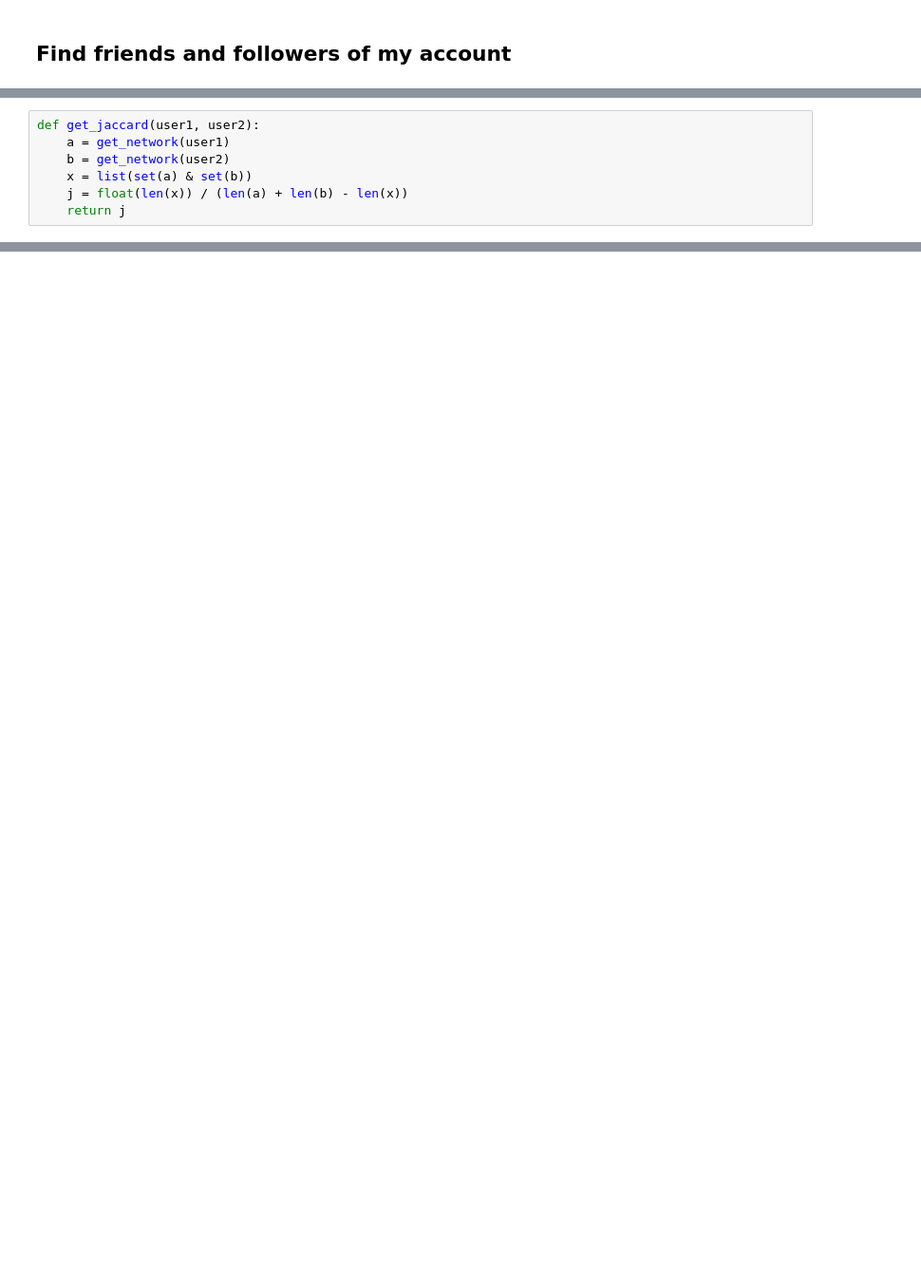
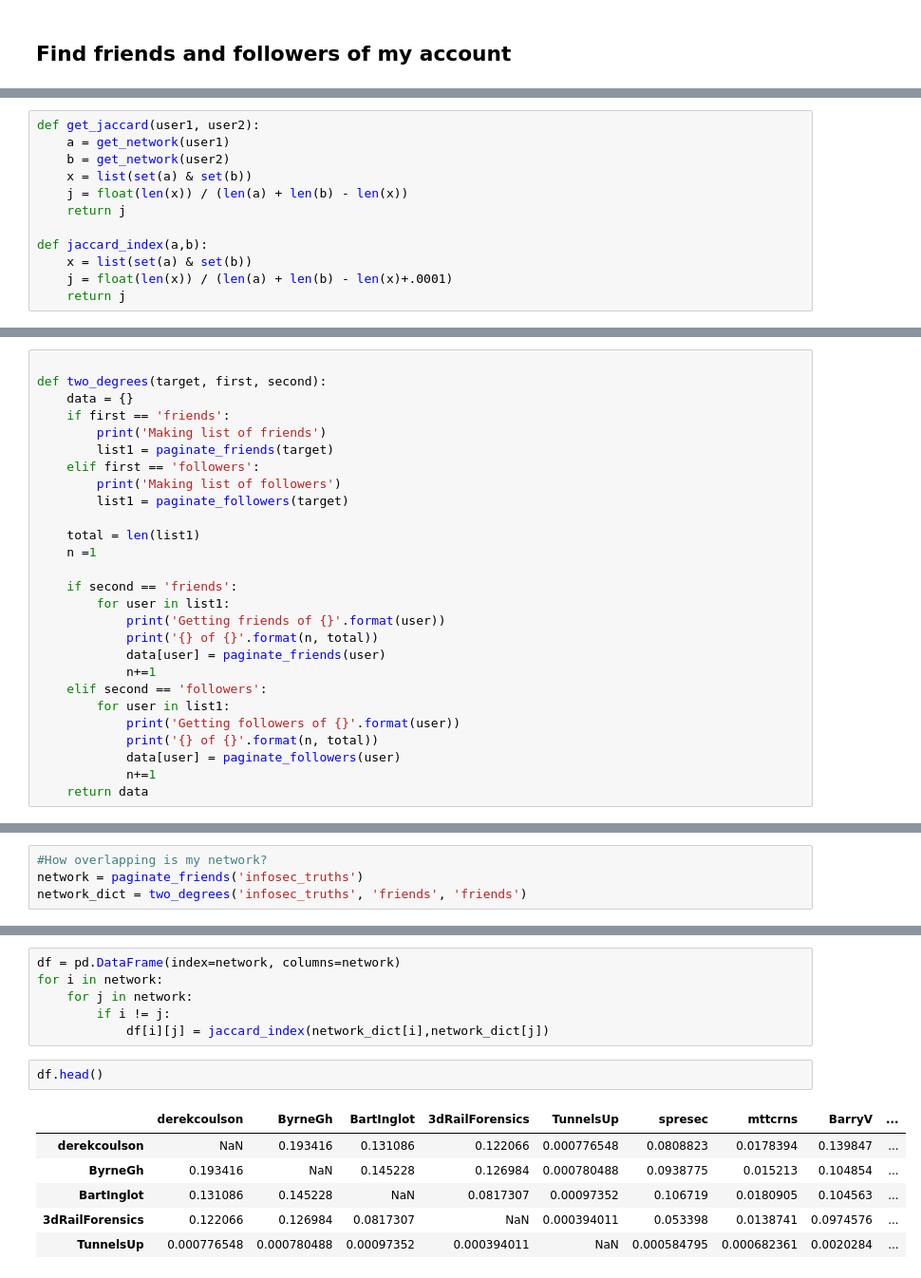
Before and after one commit to secbern/WhoAmI, a Jupyter notebook: WhoAmI.ipynb, the cells around one changed output, grey strips where cells are left out. Shown at 95% size. Cells and saved outputs as stored; diff of their text form; blank space fills up the shorter version.

```diff
--- a/WhoAmI.ipynb
+++ b/WhoAmI.ipynb
@@ -89,6 +188,11 @@ def get_jaccard(user1, user2):
     x = list(set(a) & set(b))
     j = float(len(x)) / (len(a) + len(b) - len(x))
     return j
+
+def jaccard_index(a,b):
+    x = list(set(a) & set(b))
+    j = float(len(x)) / (len(a) + len(b) - len(x)+.0001)
+    return j
 # %%
 get_jaccard('secbern', 'infosec_truths')
 # %% [output]
@@ -95,0 +323,27 @@ get_jaccard('secbern', 'infosec_truths')
+# %%
+
+def two_degrees(target, first, second):
+    data = {}
+    if first == 'friends':
+        print('Making list of friends')
+        list1 = paginate_friends(target)
+    elif first == 'followers':
+        print('Making list of followers')
+        list1 = paginate_followers(target)
+
+    total = len(list1)
+    n =1
+
+    if second == 'friends':
+        for user in list1:
+            print('Getting friends of {}'.format(user))
+            print('{} of {}'.format(n, total))
+            data[user] = paginate_friends(user)
+            n+=1
+    elif second == 'followers':
+        for user in list1:
+            print('Getting followers of {}'.format(user))
+            print('{} of {}'.format(n, total))
+            data[user] = paginate_followers(user)
+            n+=1
+    return data
@@ -95,0 +372,4 @@ get_jaccard('secbern', 'infosec_truths')
+# %%
+#How overlapping is my network?
+network = paginate_friends('infosec_truths')
+network_dict = two_degrees('infosec_truths', 'friends', 'friends')
@@ -95,0 +457,15 @@ get_jaccard('secbern', 'infosec_truths')
+# %%
+df = pd.DataFrame(index=network, columns=network)
+for i in network:
+    for j in network:
+        if i != j:
+            df[i][j] = jaccard_index(network_dict[i],network_dict[j])
+# %%
+df.head()
+# %% [output]
+|  | derekcoulson | ByrneGh | BartInglot | 3dRailForensics | TunnelsUp | spresec | mttcrns | BarryV | ... |
+| derekcoulson | NaN | 0.193416 | 0.131086 | 0.122066 | 0.000776548 | 0.0808823 | 0.0178394 | 0.139847 | ... |
+| ByrneGh | 0.193416 | NaN | 0.145228 | 0.126984 | 0.000780488 | 0.0938775 | 0.015213 | 0.104854 | ... |
+| BartInglot | 0.131086 | 0.145228 | NaN | 0.0817307 | 0.00097352 | 0.106719 | 0.0180905 | 0.104563 | ... |
+| 3dRailForensics | 0.122066 | 0.126984 | 0.0817307 | NaN | 0.000394011 | 0.053398 | 0.0138741 | 0.0974576 | ... |
+| TunnelsUp | 0.000776548 | 0.000780488 | 0.00097352 | 0.000394011 | NaN | 0.000584795 | 0.000682361 | 0.0020284 | ... |
```
Also changed, not shown: parts of 38 cells of this notebook.
